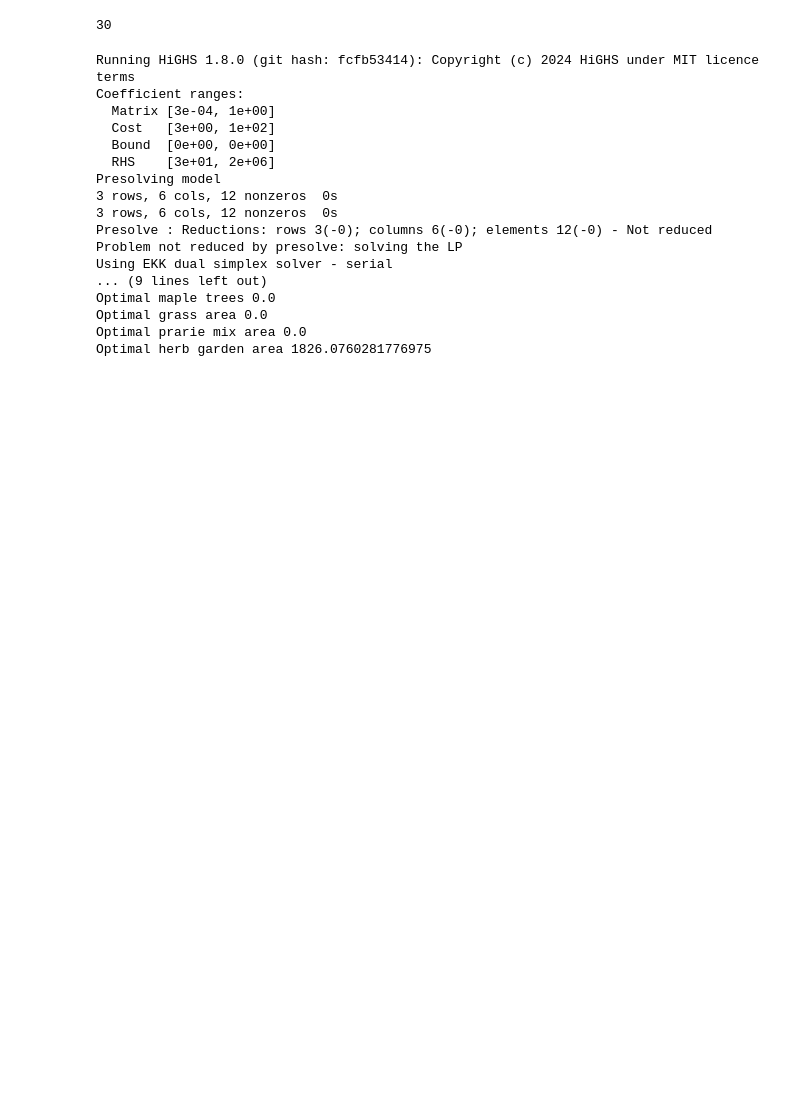
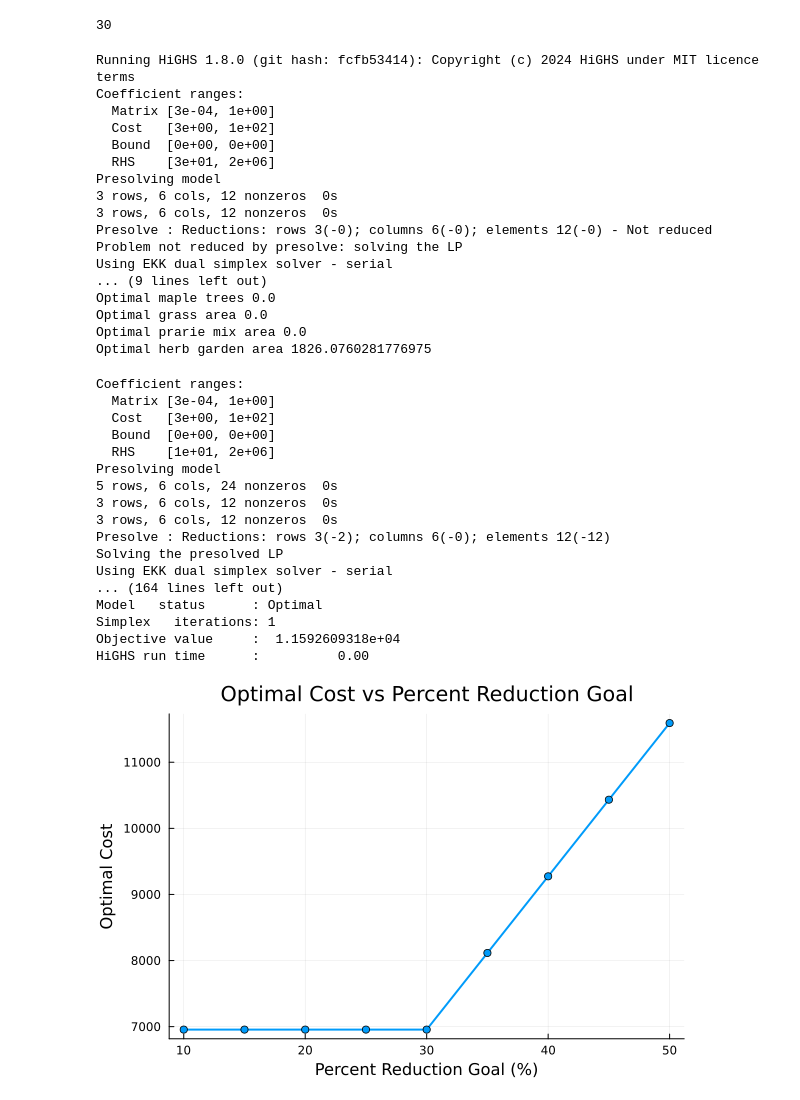
Before and after one commit to CamilaMonter/l3bc-final-project, a Jupyter notebook: finalproject.ipynb, the cells around one changed output. Drawn from its saved outputs; the diff is of its cells as text; code cells hidden in the pictures; blank space fills up the shorter version.

```diff
--- a/finalproject.ipynb
+++ b/finalproject.ipynb
@@ -125,3 +126,46 @@ Optimal maple trees 0.0
 Optimal grass area 0.0
 Optimal prarie mix area 0.0
 Optimal herb garden area 1826.0760281776975
+# %%
+using JuMP, HiGHS, Plots
+
+# Define the range of percent reduction goals
+percent_reduction_goals = 10:5:50 # from 10% to 50% in increments of 5%
+optimal_costs = []
+
+# Loop over each percent reduction goal
+for goal in percent_reduction_goals
+    # Add a temporary constraint for the current percent reduction goal
+    temp_constraint = @constraint(air_quality_model, percent_reduction >= goal)
+
+    # Solve the model
+    optimize!(air_quality_model)
+
+    push!(optimal_costs, objective_value(air_quality_model))
+
+    # Remove the temporary constraint before the next iteration
+    delete(air_quality_model, temp_constraint)
+end
+
+# Plot the results
+plot(percent_reduction_goals, optimal_costs, xlabel="Percent Reduction Goal (%)", ylabel="Optimal Cost",
+    title="Optimal Cost vs Percent Reduction Goal", lw=2, marker=:circle, legend=false)
+# %% [output]
+Coefficient ranges:
+  Matrix [3e-04, 1e+00]
+  Cost   [3e+00, 1e+02]
+  Bound  [0e+00, 0e+00]
+  RHS    [1e+01, 2e+06]
+Presolving model
+5 rows, 6 cols, 24 nonzeros  0s
+3 rows, 6 cols, 12 nonzeros  0s
+3 rows, 6 cols, 12 nonzeros  0s
+Presolve : Reductions: rows 3(-2); columns 6(-0); elements 12(-12)
+Solving the presolved LP
+Using EKK dual simplex solver - serial
+... (164 lines left out)
+Model   status      : Optimal
+Simplex   iterations: 1
+Objective value     :  1.1592609318e+04
+HiGHS run time      :          0.00
+[figure, added]
```
Also changed, not shown: parts of 3 cells of this notebook.
